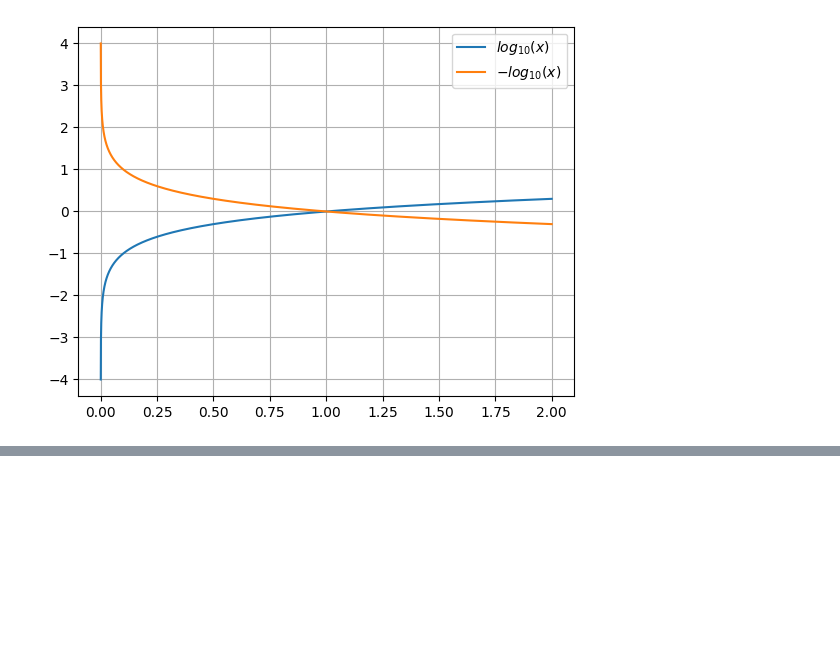
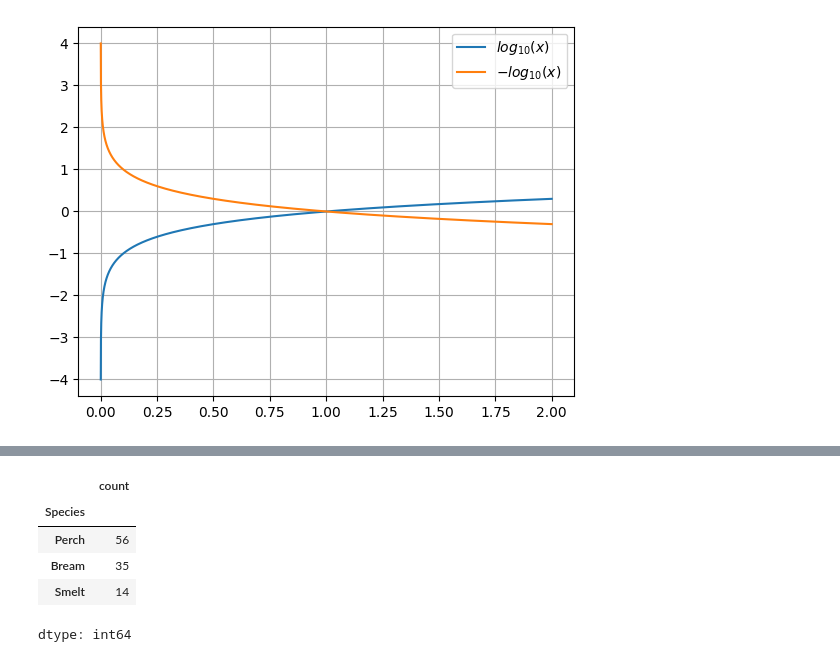
Before and after one commit to JakeOh/202605_BD57, a Jupyter notebook: lab_ml/ml08_logistic_regression.ipynb, the cells around one changed output, grey strips where cells are left out. Saved outputs shown, nothing was run; the diff lists cells and outputs as text; code cells hidden in the pictures; blank space fills up the shorter version.

```diff
--- a/lab_ml/ml08_logistic_regression.ipynb
+++ b/lab_ml/ml08_logistic_regression.ipynb
@@ -322,0 +336,2 @@ $$
+# %%
+df = fish[fish.Species.isin(['Perch', 'Bream', 'Smelt'])]
@@ -322,0 +354,9 @@ $$
+# %%
+df.Species.value_counts()
+# %% [output]
+|  | count |
+| Species |  |
+| Perch | 56 |
+| Bream | 35 |
+| Smelt | 14 |
+dtype: int64
```
Also changed, not shown: parts of 35 cells of this notebook.
